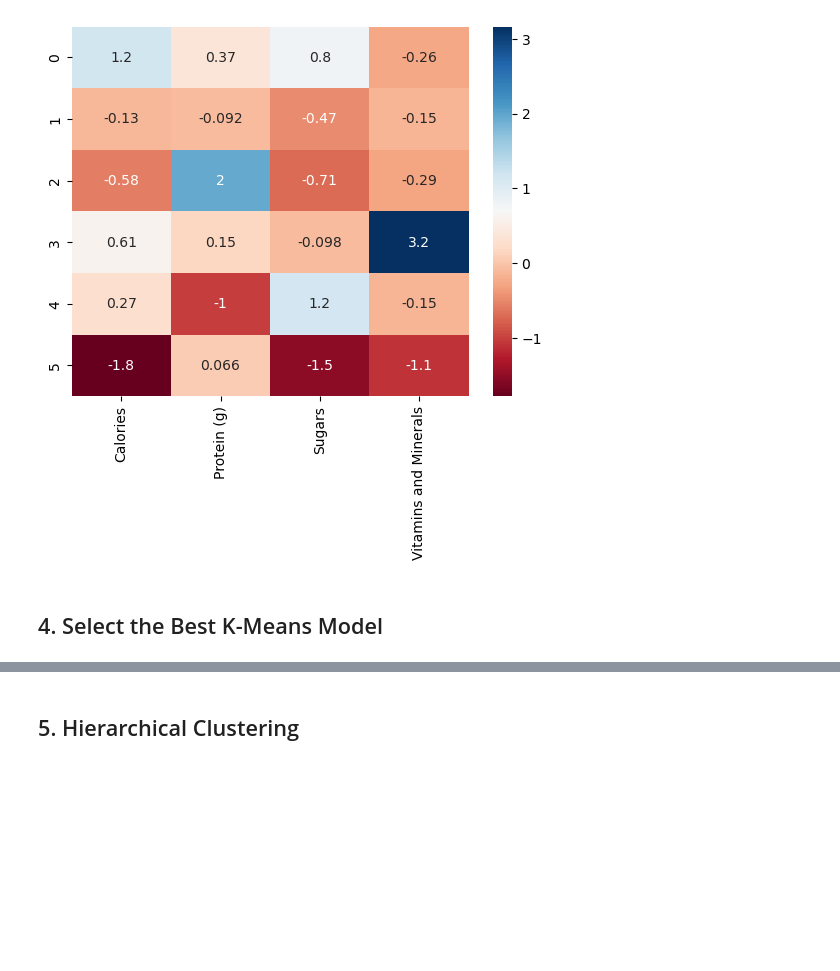
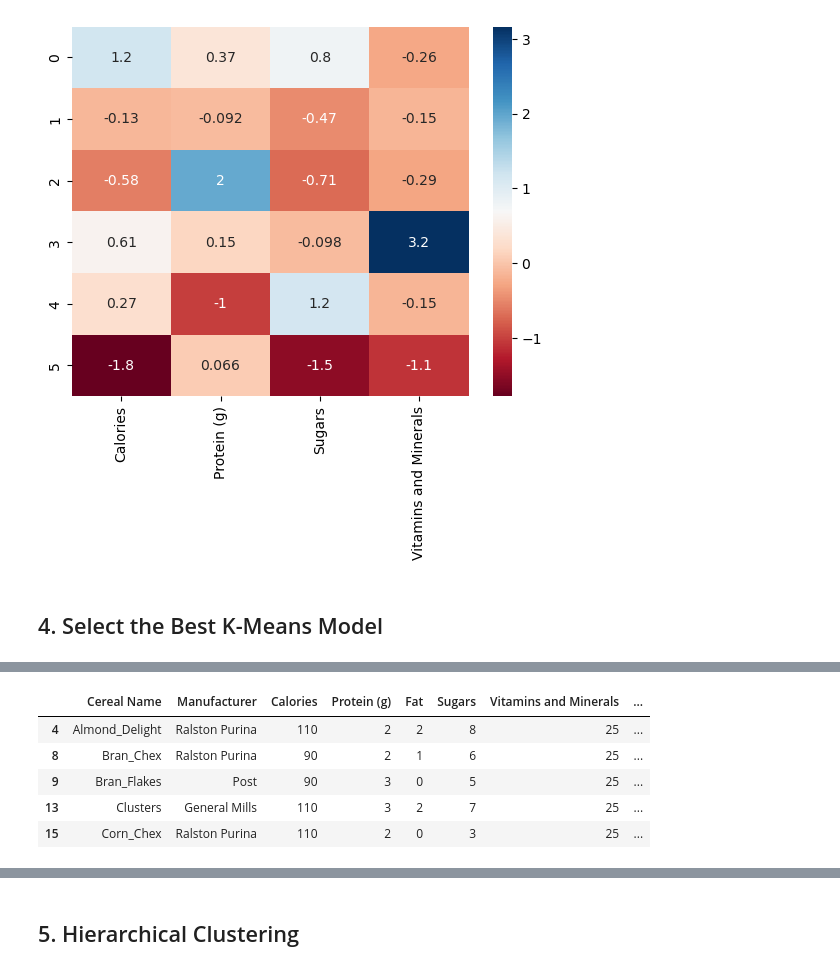
Before and after one commit to Camiloesp/PythonDataScience_UnsupervisedML, a Jupyter notebook: Course Assignment Notebooks/section04_clustering_assignments.ipynb, the cells around one changed output, grey strips where cells are left out. Saved outputs shown, nothing was run; the diff lists cells and outputs as text; code cells hidden in the pictures; blank space fills up the shorter version.

```diff
--- a/Course Assignment Notebooks/section04_clustering_assignments.ipynb
+++ b/Course Assignment Notebooks/section04_clustering_assignments.ipynb
@@ -232,0 +319,10 @@ sns.heatmap(pd.DataFrame(kmeans6.cluster_centers_, columns=data_scaled.columns),
+# %%
+cereal_typical = cluster_names[cluster_names.model2_clusters == 'Typical Cereals']
+cereal_typical.head()
+# %% [output]
+|  | Cereal Name | Manufacturer | Calories | Protein (g) | Fat | Sugars | Vitamins and Minerals | ... |
+| 4 | Almond_Delight | Ralston Purina | 110 | 2 | 2 | 8 | 25 | ... |
+| 8 | Bran_Chex | Ralston Purina | 90 | 2 | 1 | 6 | 25 | ... |
+| 9 | Bran_Flakes | Post | 90 | 3 | 0 | 5 | 25 | ... |
+| 13 | Clusters | General Mills | 110 | 3 | 2 | 7 | 25 | ... |
+| 15 | Corn_Chex | Ralston Purina | 110 | 2 | 0 | 3 | 25 | ... |
```
Also changed, not shown: parts of 18 cells of this notebook, 1 other file.
